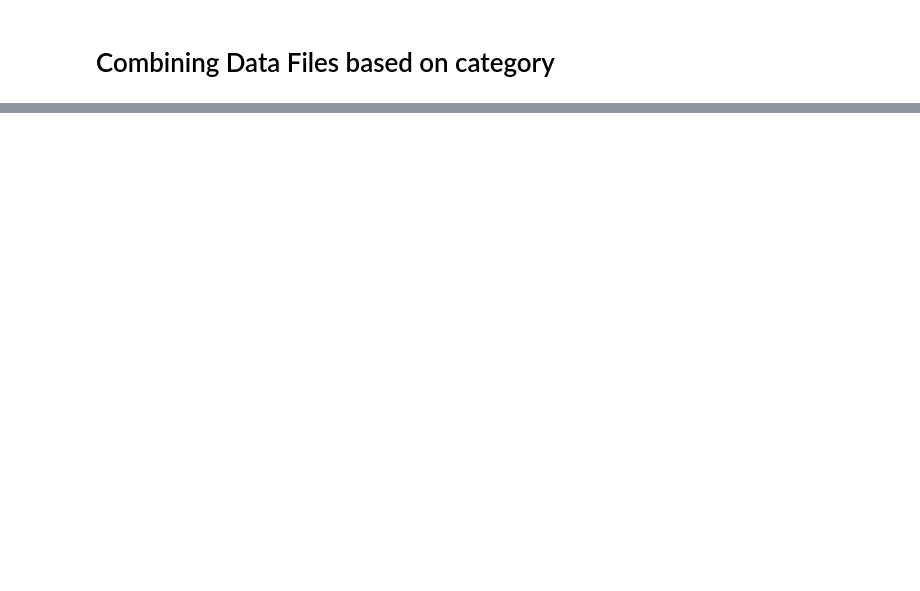
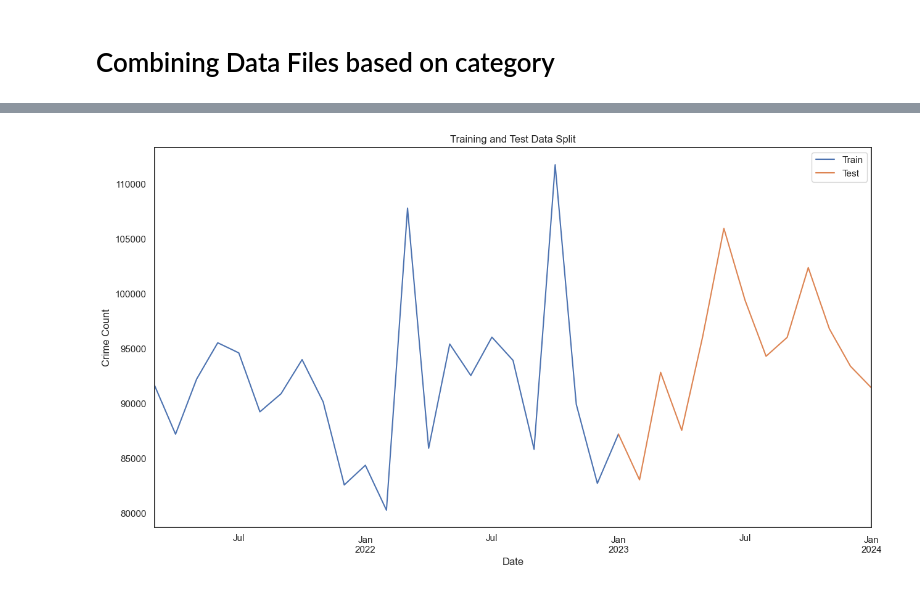
Before and after one commit to HNagouda/JBG050-DC2-Grp21, a Jupyter notebook: src/exploration/data_aggregation.ipynb, the cells around one changed output, grey strips where cells are left out. Cells and saved outputs as stored; diff of their text form; code cells hidden in the pictures; blank space fills up the shorter version.

Commit message:
Forecasting of Time Series Data

```diff
--- a/src/exploration/data_aggregation.ipynb
+++ b/src/exploration/data_aggregation.ipynb
@@ -140,0 +155,18 @@ Wall time: 10min 47s
+# %%
+# Aggregate the data by each distinct month-year
+monthly_crime_count = crime_df.groupby('Month').size().reset_index(name='CrimeCount')
+
+train_df = monthly_crime_count.iloc[:-12]  # Training on the first 23 months
+test_df = monthly_crime_count.iloc[-13:]   # Testing on the last 12 months
+
+# Plot the split of data
+plt.figure(figsize=(15, 8))
+train_df.set_index('Month')['CrimeCount'].plot(label='Train')
+test_df.set_index('Month')['CrimeCount'].plot(label='Test')
+plt.title('Training and Test Data Split')
+plt.xlabel('Date')
+plt.ylabel('Crime Count')
+plt.legend()
+plt.show()
+# %% [output]
+[figure, added]
```
Also changed, not shown: parts of 6 cells of this notebook.
